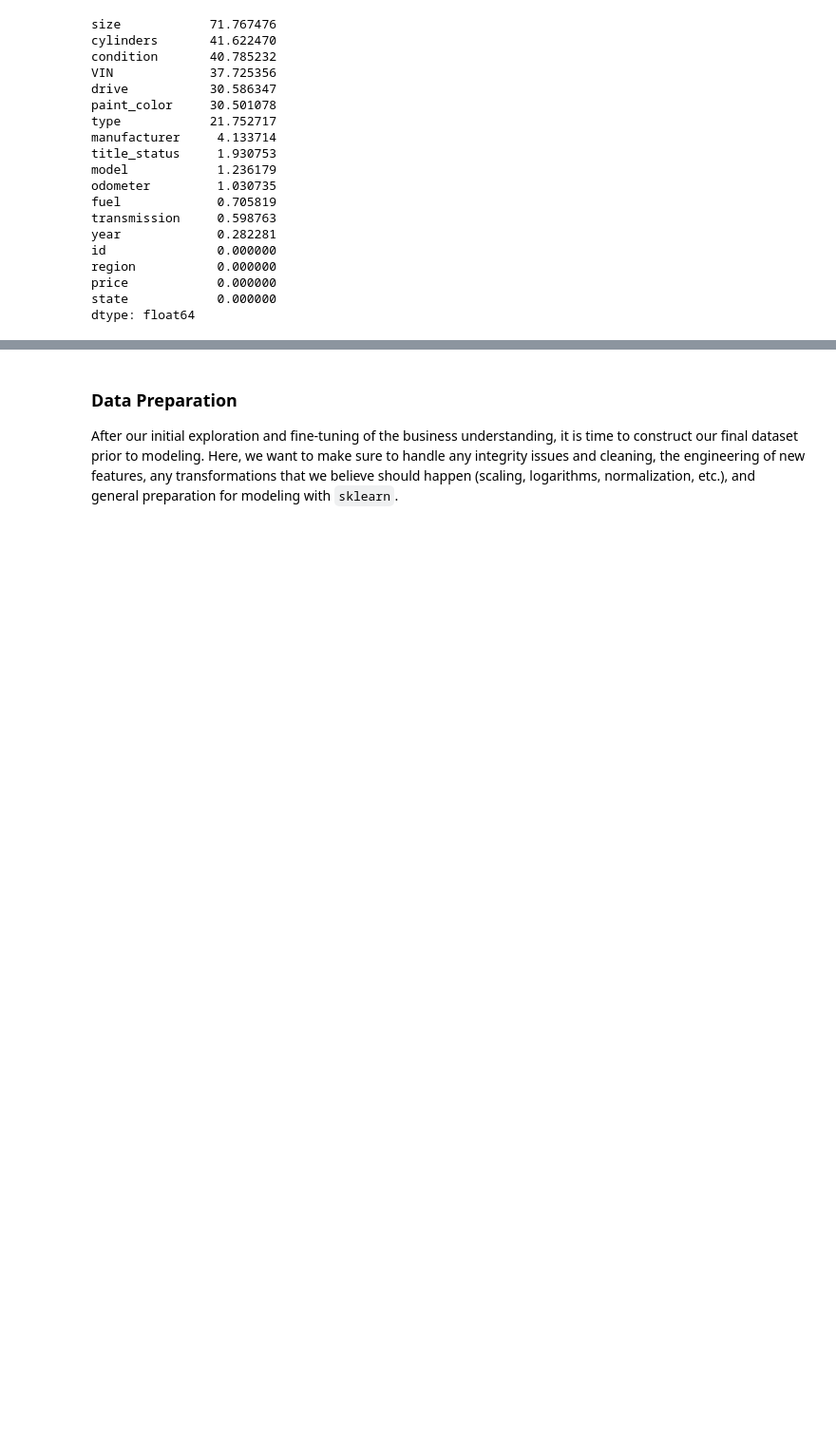
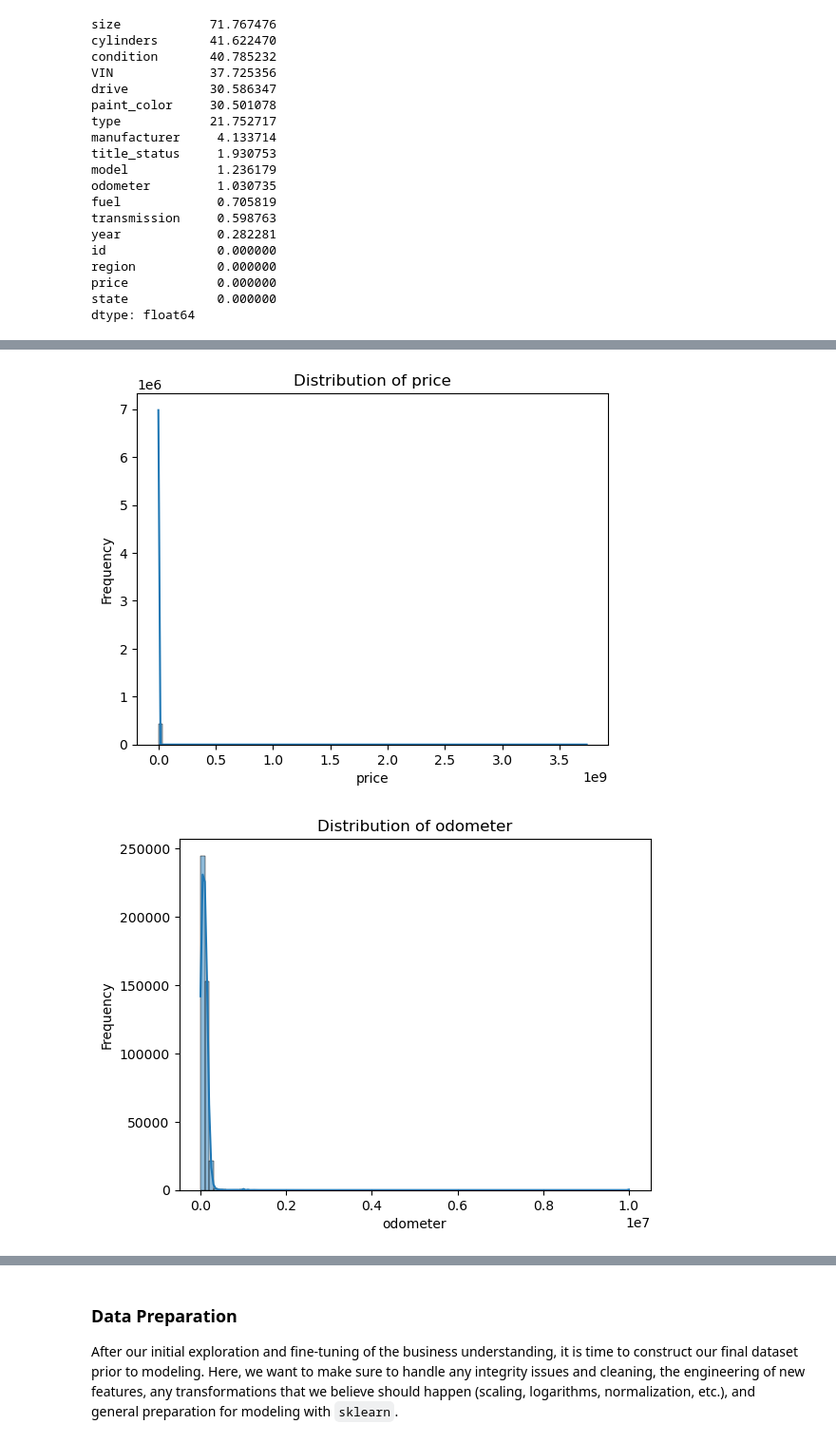
Before and after one commit to AriAlas/ml-price-of-car-analysis, a Jupyter notebook: practical_application_II_starter/what-drives-the-price-of-a-car.ipynb, the cells around one changed output, grey strips where cells are left out. Shown at 95% size. Drawn from its saved outputs; the diff is of its cells as text; code cells hidden in the pictures; blank space fills up the shorter version.

```diff
--- a/practical_application_II_starter/what-drives-the-price-of-a-car.ipynb
+++ b/practical_application_II_starter/what-drives-the-price-of-a-car.ipynb
@@ -138,0 +177,12 @@ dtype: float64
+# %%
+# Plot continuous variables
+cont_vars = ['price', 'odometer', 'year']
+for var in cont_vars:
+    sns.histplot(df[var], bins=100, kde=True)
+    plt.title(f'Distribution of {var}')
+    plt.xlabel(var)
+    plt.ylabel('Frequency')
+    plt.show()
+# %% [output]
+[figure, added]
+[figure, added]
```
Also changed, not shown: parts of 18 cells of this notebook, 1 other file.
